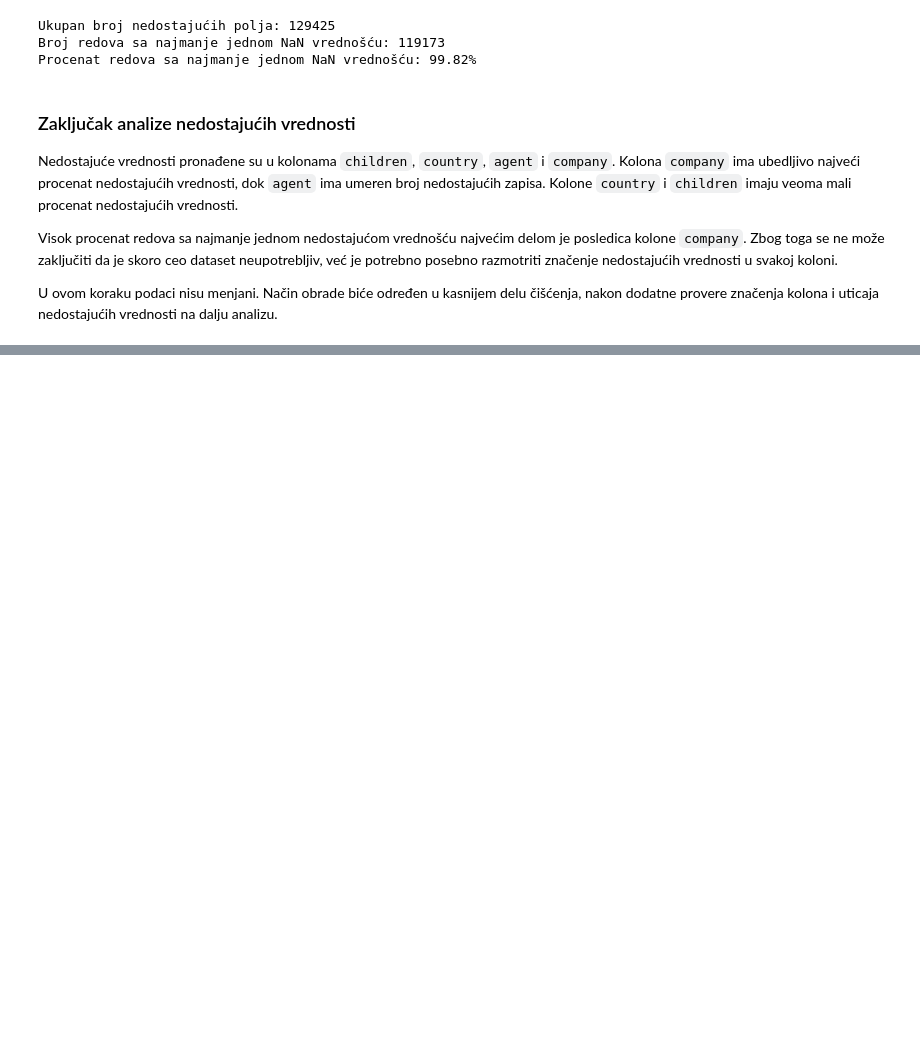
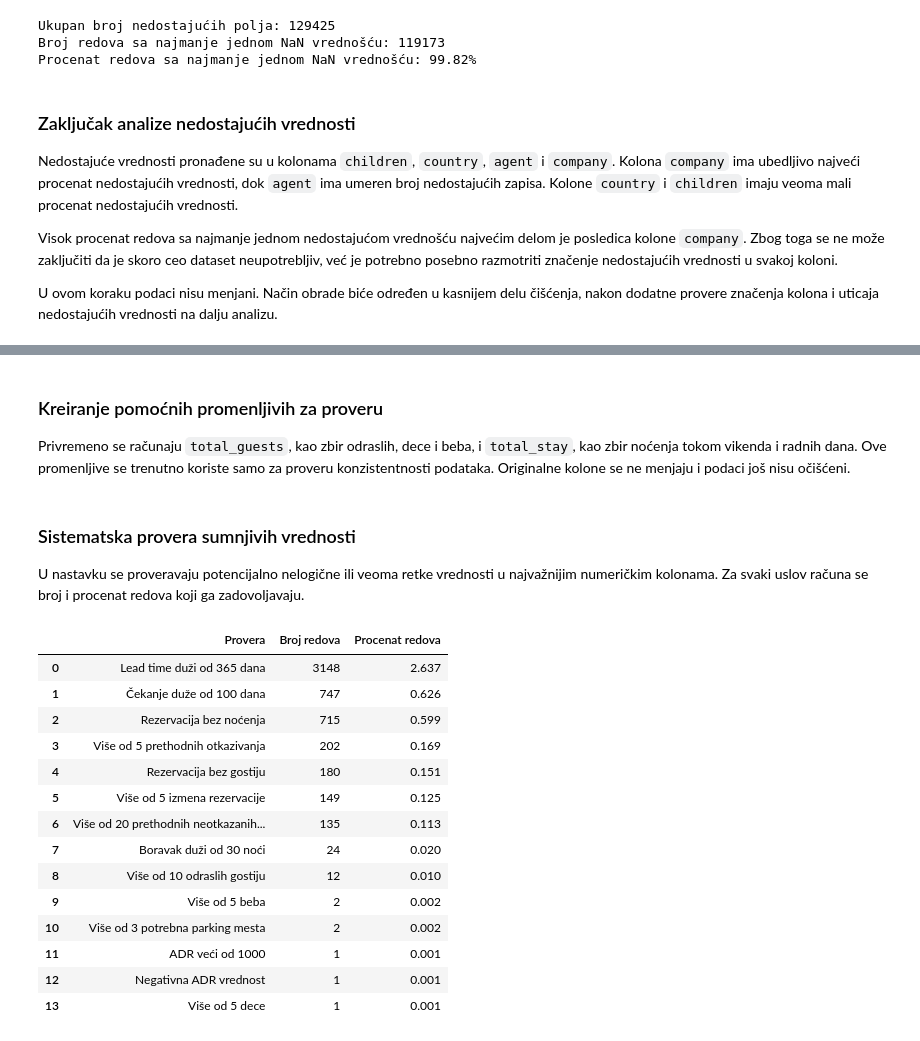
Before and after one commit to angelinalazarevic/Seminarski-UNP---Hotel-Booking, a Jupyter notebook: notebooks/hotel_booking_analysis.ipynb, the cells around one changed output, grey strips where cells are left out. Cells and saved outputs as stored; diff of their text form; code cells hidden in the pictures; blank space fills up the shorter version.

```diff
--- a/notebooks/hotel_booking_analysis.ipynb
+++ b/notebooks/hotel_booking_analysis.ipynb
@@ -158,0 +180,4 @@ U ovom koraku podaci nisu menjani. Način obrade biće određen u kasnijem delu
+# %% [markdown]
+### Kreiranje pomoćnih promenljivih za proveru
+
+Privremeno se računaju `total_guests`, kao zbir odraslih, dece i beba, i `total_stay`, kao zbir noćenja tokom vikenda i radnih dana. Ove promenljive se trenutno koriste samo za proveru konzistentnosti podataka. Originalne kolone se ne menjaju i podaci još nisu očišćeni.
@@ -158,0 +192,52 @@ U ovom koraku podaci nisu menjani. Način obrade biće određen u kasnijem delu
+# %% [markdown]
+### Sistematska provera sumnjivih vrednosti
+
+U nastavku se proveravaju potencijalno nelogične ili veoma retke vrednosti u najvažnijim numeričkim kolonama. Za svaki uslov računa se broj i procenat redova koji ga zadovoljavaju.
+# %%
+unusual_checks = [
+    ("Negativna ADR vrednost", df["adr"] < 0),
+    ("ADR veći od 1000", df["adr"] > 1000),
+    ("Rezervacija bez gostiju", df["total_guests"] == 0),
+    ("Rezervacija bez noćenja", df["total_stay"] == 0),
+    ("Boravak duži od 30 noći", df["total_stay"] > 30),
+    ("Lead time duži od 365 dana", df["lead_time"] > 365),
+    ("Više od 10 odraslih gostiju", df["adults"] > 10),
+    ("Više od 5 dece", df["children"] > 5),
+    ("Više od 5 beba", df["babies"] > 5),
+    ("Više od 5 prethodnih otkazivanja", df["previous_cancellations"] > 5),
+    ("Više od 20 prethodnih neotkazanih rezervacija", df["previous_bookings_not_canceled"] > 20),
+    ("Više od 5 izmena rezervacije", df["booking_changes"] > 5),
+    ("Čekanje duže od 100 dana", df["days_in_waiting_list"] > 100),
+    ("Više od 3 potrebna parking mesta", df["required_car_parking_spaces"] > 3)
+]
+
+unusual_values_summary = pd.DataFrame([
+    {
+        "Provera": description,
+        "Broj redova": condition.sum(),
+        "Procenat redova": round(condition.sum() / len(df) * 100, 3)
+    }
+    for description, condition in unusual_checks
+])
+
+unusual_values_summary = unusual_values_summary.sort_values(
+    "Broj redova", ascending=False
+).reset_index(drop=True)
+
+unusual_values_summary
+# %% [output]
+|  | Provera | Broj redova | Procenat redova |
+| 0 | Lead time duži od 365 dana | 3148 | 2.637 |
+| 1 | Čekanje duže od 100 dana | 747 | 0.626 |
+| 2 | Rezervacija bez noćenja | 715 | 0.599 |
+| 3 | Više od 5 prethodnih otkazivanja | 202 | 0.169 |
+| 4 | Rezervacija bez gostiju | 180 | 0.151 |
+| 5 | Više od 5 izmena rezervacije | 149 | 0.125 |
+| 6 | Više od 20 prethodnih neotkazanih... | 135 | 0.113 |
+| 7 | Boravak duži od 30 noći | 24 | 0.020 |
+| 8 | Više od 10 odraslih gostiju | 12 | 0.010 |
+| 9 | Više od 5 beba | 2 | 0.002 |
+| 10 | Više od 3 potrebna parking mesta | 2 | 0.002 |
+| 11 | ADR veći od 1000 | 1 | 0.001 |
+| 12 | Negativna ADR vrednost | 1 | 0.001 |
+| 13 | Više od 5 dece | 1 | 0.001 |
```
Also changed, not shown: parts of 19 cells of this notebook.
